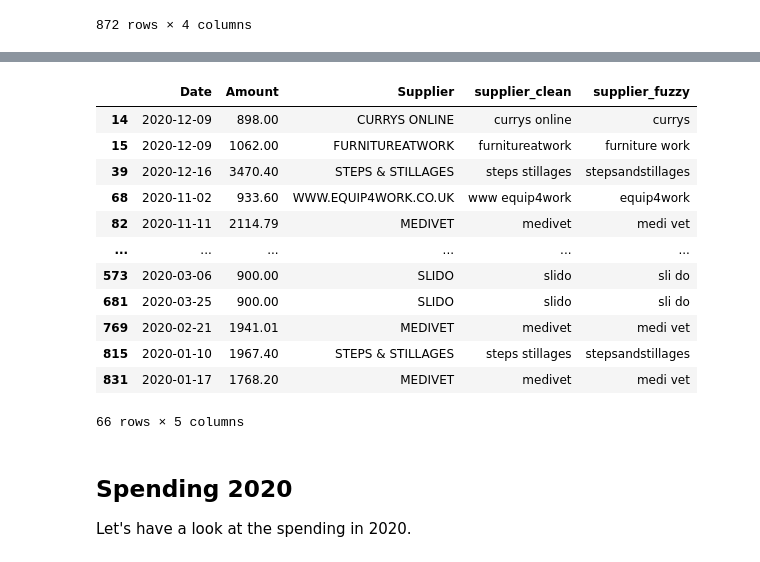
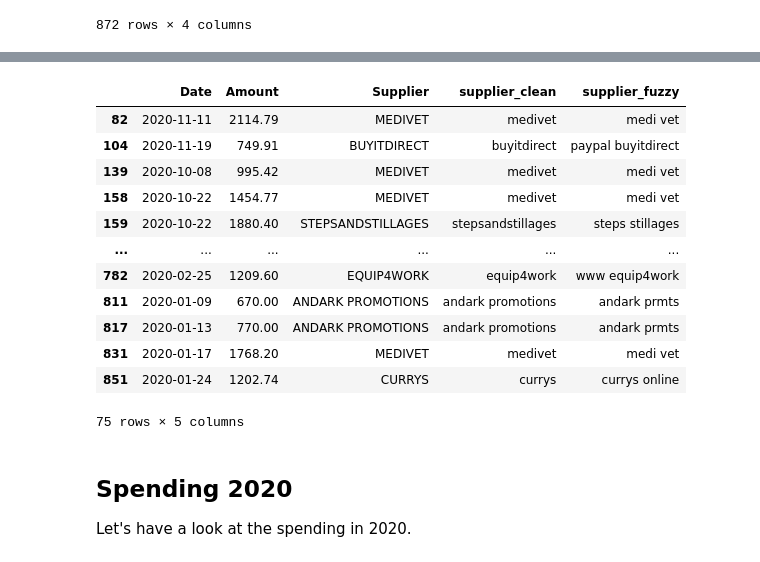
Before and after one commit to OtterOriented/home-office-spend-2020, a Jupyter notebook: HomeOffice.ipynb, the cells around one changed output, grey strips where cells are left out. Cells and saved outputs as stored; diff of their text form; code cells hidden in the pictures.

Commit message:
Changed match score

```diff
--- a/HomeOffice.ipynb
+++ b/HomeOffice.ipynb
@@ -140,51 +144,53 @@ spend
 # %%
 
-# Lists used to match fuzzy replacement values.
+# Fuzzy replacement values and scores used for replacement later.
 supplier_clean = list(spend['supplier_clean'].unique())
 supplier_fuzzy = list(spend['supplier_clean'].unique())  # Store the new fuzzy value for grouping by supplier name.
 supplier_score = [0] * len(supplier_clean)  # Track scoring.
 
 # Replace with best match.
 # An average score will be used as initial tests showed good results for this method.
 for i in range(len(supplier_clean) - 1):  # Ignore final item as there's nothing for it to compare with.
     clean = supplier_clean[i]
     for j in range(len(supplier_fuzzy)):
         fuzzy = supplier_fuzzy[j]
         if clean.replace(' ', '') == fuzzy:  # A simple comparison may be enough.
             supplier_fuzzy[j] = clean
             supplier_score[j] = 100
         else:
-            score = 0
-            score += fuzz.ratio(clean, fuzzy)
-            score += fuzz.partial_ratio(clean, fuzzy)
-            score += fuzz.token_sort_ratio(clean, fuzzy)
-            score += fuzz.token_set_ratio(clean, fuzzy)
-            if score > supplier_score[j] and score / 4 > 79:
+            score = (
+                fuzz.ratio(clean, fuzzy) +
+                fuzz.partial_ratio(clean, fuzzy) +
+                fuzz.token_sort_ratio(clean, fuzzy) +
+                fuzz.token_set_ratio(clean, fuzzy)
+            ) / 4
+            if score > supplier_score[j] and score > 79:
+                supplier_score[j] = score
                 supplier_fuzzy[j] = clean
 
 # Add the new fuzzy values to the DataFrame, some will remain unchanged from the `clean` value.
 spend['supplier_fuzzy'] = spend['supplier_clean']
 for i in range(len(supplier_clean)):
     if supplier_clean[i] != supplier_fuzzy[i]:
         spend['supplier_fuzzy'].replace(
             supplier_clean[i], supplier_fuzzy[i], regex=False, inplace=True
         )
 
 spend[spend['supplier_clean'] != spend['supplier_fuzzy']]
 # %% [output]
 |  | Date | Amount | Supplier | supplier_clean | supplier_fuzzy |
-| 14 | 2020-12-09 | 898.00 | CURRYS ONLINE | currys online | currys |
-| 15 | 2020-12-09 | 1062.00 | FURNITUREATWORK | furnitureatwork | furniture work |
-| 39 | 2020-12-16 | 3470.40 | STEPS & STILLAGES | steps stillages | stepsandstillages |
-| 68 | 2020-11-02 | 933.60 | WWW.EQUIP4WORK.CO.UK | www equip4work | equip4work |
 | 82 | 2020-11-11 | 2114.79 | MEDIVET | medivet | medi vet |
+| 104 | 2020-11-19 | 749.91 | BUYITDIRECT | buyitdirect | paypal buyitdirect |
+| 139 | 2020-10-08 | 995.42 | MEDIVET | medivet | medi vet |
+| 158 | 2020-10-22 | 1454.77 | MEDIVET | medivet | medi vet |
+| 159 | 2020-10-22 | 1880.40 | STEPSANDSTILLAGES | stepsandstillages | steps stillages |
 | ... | ... | ... | ... | ... | ... |
-| 573 | 2020-03-06 | 900.00 | SLIDO | slido | sli do |
-| 681 | 2020-03-25 | 900.00 | SLIDO | slido | sli do |
-| 769 | 2020-02-21 | 1941.01 | MEDIVET | medivet | medi vet |
-| 815 | 2020-01-10 | 1967.40 | STEPS & STILLAGES | steps stillages | stepsandstillages |
+| 782 | 2020-02-25 | 1209.60 | EQUIP4WORK | equip4work | www equip4work |
+| 811 | 2020-01-09 | 670.00 | ANDARK PROMOTIONS | andark promotions | andark prmts |
+| 817 | 2020-01-13 | 770.00 | ANDARK PROMOTIONS | andark promotions | andark prmts |
 | 831 | 2020-01-17 | 1768.20 | MEDIVET | medivet | medi vet |
+| 851 | 2020-01-24 | 1202.74 | CURRYS | currys | currys online |
-66 rows × 5 columns
+75 rows × 5 columns
 # %% [markdown]
 ## Spending 2020
 
```
Also changed, not shown: parts of 4 cells of this notebook, 3 other files.
